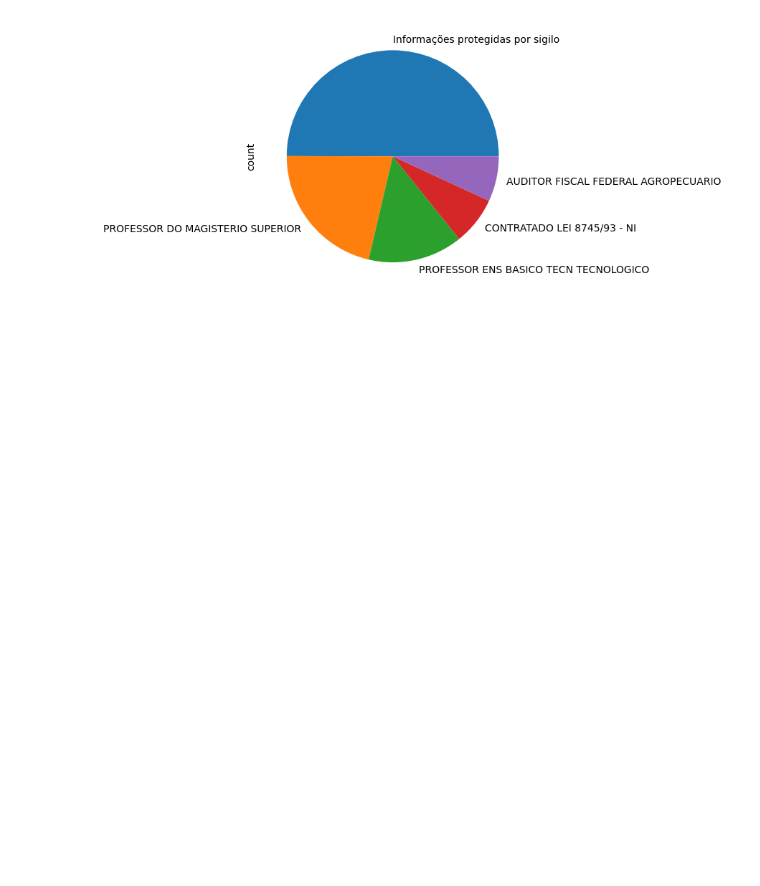
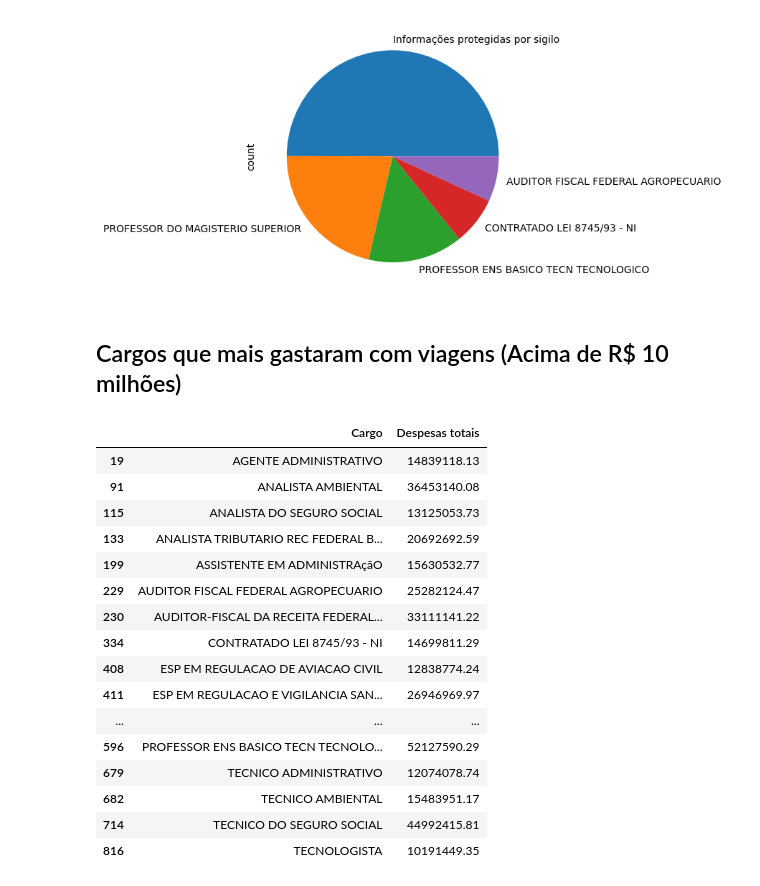
Before and after one commit to fhaelmarinho/analise_de_dados-portal_da_tranparencia, a Jupyter notebook: Governo Federal - Analise Dados de Viagem.ipynb, the cells around one changed output. Saved outputs shown, nothing was run; the diff lists cells and outputs as text; code cells hidden in the pictures; blank space fills up the shorter version.

```diff
--- a/Governo Federal - Analise Dados de Viagem.ipynb
+++ b/Governo Federal - Analise Dados de Viagem.ipynb
@@ -155,3 +155,27 @@ df_viagens["Cargo"].value_counts().head(5).plot.pie()
 # %% [output]
 <Axes: ylabel='count'>
 [figure]
+# %% [markdown]
+## Cargos que mais gastaram com viagens (Acima de R$ 10 milhões)
+# %%
+gastos_totais_por_cargo = df_viagens.groupby('Cargo')['Despesas totais'].sum().reset_index()
+# %%
+gastos_totais_por_cargo[gastos_totais_por_cargo['Despesas totais']> 10_000_000]
+# %% [output]
+|  | Cargo | Despesas totais |
+| 19 | AGENTE ADMINISTRATIVO | 14839118.13 |
+| 91 | ANALISTA AMBIENTAL | 36453140.08 |
+| 115 | ANALISTA DO SEGURO SOCIAL | 13125053.73 |
+| 133 | ANALISTA TRIBUTARIO REC FEDERAL B... | 20692692.59 |
+| 199 | ASSISTENTE EM ADMINISTRAçãO | 15630532.77 |
+| 229 | AUDITOR FISCAL FEDERAL AGROPECUARIO | 25282124.47 |
+| 230 | AUDITOR-FISCAL DA RECEITA FEDERAL... | 33111141.22 |
+| 334 | CONTRATADO LEI 8745/93 - NI | 14699811.29 |
+| 408 | ESP EM REGULACAO DE AVIACAO CIVIL | 12838774.24 |
+| 411 | ESP EM REGULACAO E VIGILANCIA SAN... | 26946969.97 |
+| ... | ... | ... |
+| 596 | PROFESSOR ENS BASICO TECN TECNOLO... | 52127590.29 |
+| 679 | TECNICO ADMINISTRATIVO | 12074078.74 |
+| 682 | TECNICO AMBIENTAL | 15483951.17 |
+| 714 | TECNICO DO SEGURO SOCIAL | 44992415.81 |
+| 816 | TECNOLOGISTA | 10191449.35 |
```
